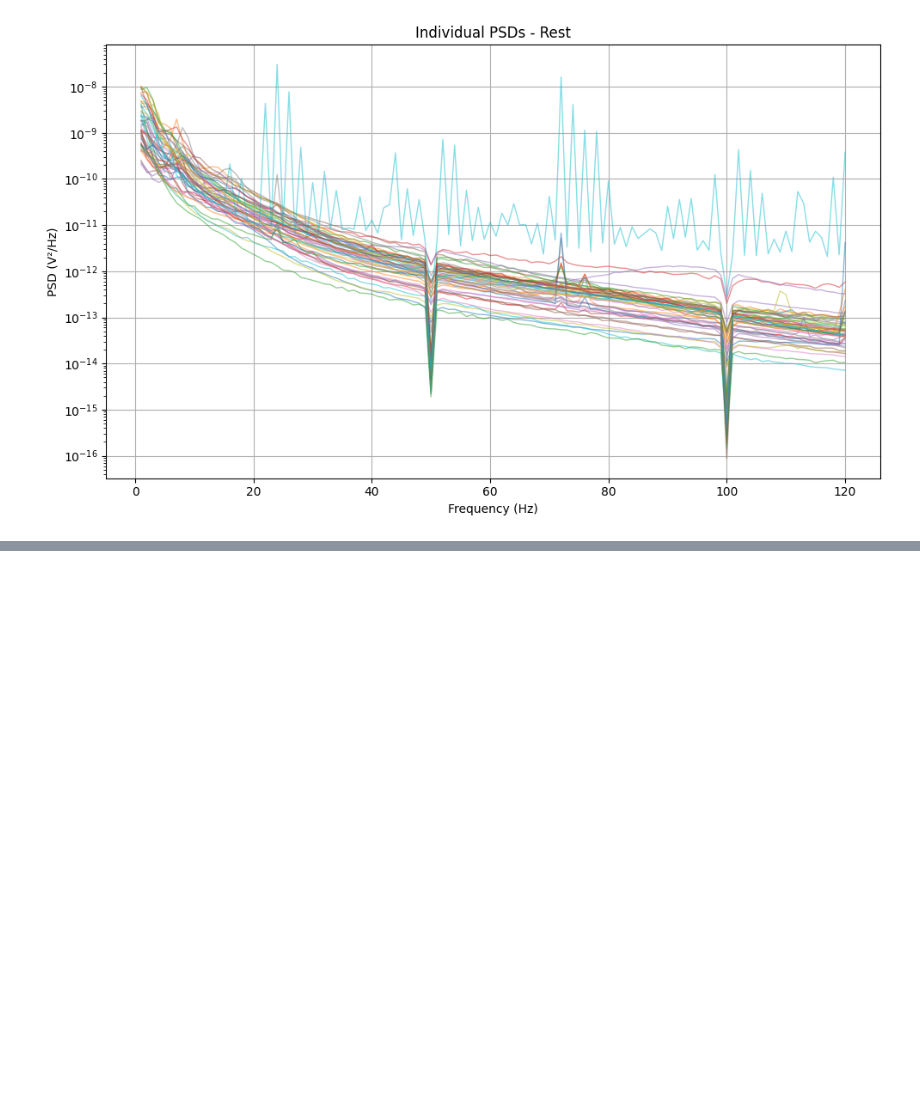
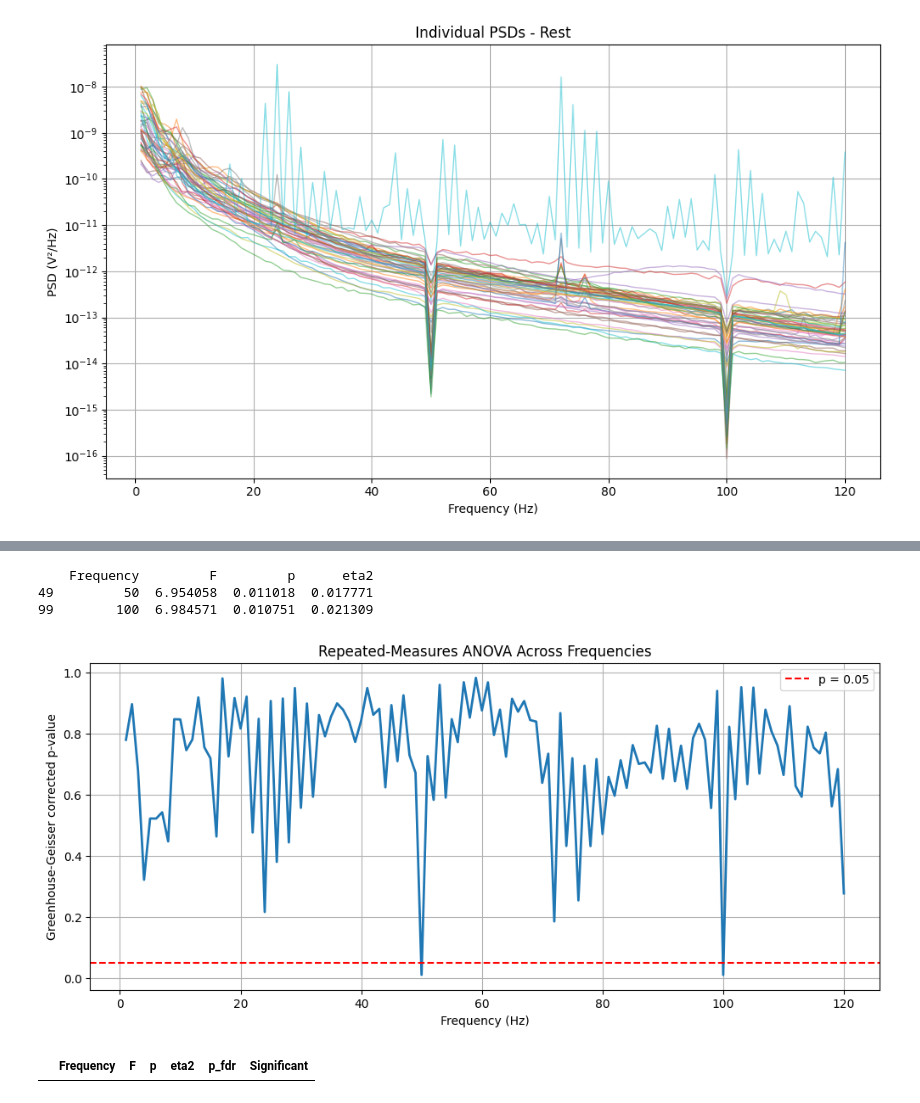
Before and after one commit to muqadasah/ieeg-fmri-dataset-analysis, a Jupyter notebook: PSD_analysis/psd.ipynb, the cells around one changed output, grey strips where cells are left out. Cells and saved outputs as stored; diff of their text form; code cells hidden in the pictures; blank space fills up the shorter version.

```diff
--- a/PSD_analysis/psd.ipynb
+++ b/PSD_analysis/psd.ipynb
@@ -1465,0 +1751,4 @@ plt.show()
+# %%
+import numpy as np
+
+freq_df["logPSD"] = np.log10(freq_df["PSD"])
@@ -1465,0 +1790,52 @@ plt.show()
+# %%
+significant = anova_freq[anova_freq["p"] < 0.05]
+
+print(significant)
+# %% [output]
+    Frequency         F         p      eta2
+49         50  6.954058  0.011018  0.017771
+99        100  6.984571  0.010751  0.021309
+# %%
+
+import matplotlib.pyplot as plt
+
+plt.figure(figsize=(12,5))
+
+plt.plot(
+    anova_freq["Frequency"],
+    anova_freq["p"],
+    linewidth=2
+)
+
+plt.axhline(
+    0.05,
+    color="red",
+    linestyle="--",
+    label="p = 0.05"
+)
+
+plt.xlabel("Frequency (Hz)")
+plt.ylabel("Greenhouse-Geisser corrected p-value")
+plt.title("Repeated-Measures ANOVA Across Frequencies")
+
+plt.legend()
+plt.grid(True)
+
+plt.show()
+# %% [output]
+[figure, added]
+# %%
+from statsmodels.stats.multitest import multipletests
+
+reject, p_fdr, _, _ = multipletests(
+    anova_freq["p"],
+    alpha=0.05,
+    method="fdr_bh"
+)
+
+anova_freq["p_fdr"] = p_fdr
+anova_freq["Significant"] = reject
+
+anova_freq[anova_freq["Significant"]]
+# %% [output]
+|  | Frequency | F | p | eta2 | p_fdr | Significant |
```
Also changed, not shown: parts of 16 cells of this notebook.
